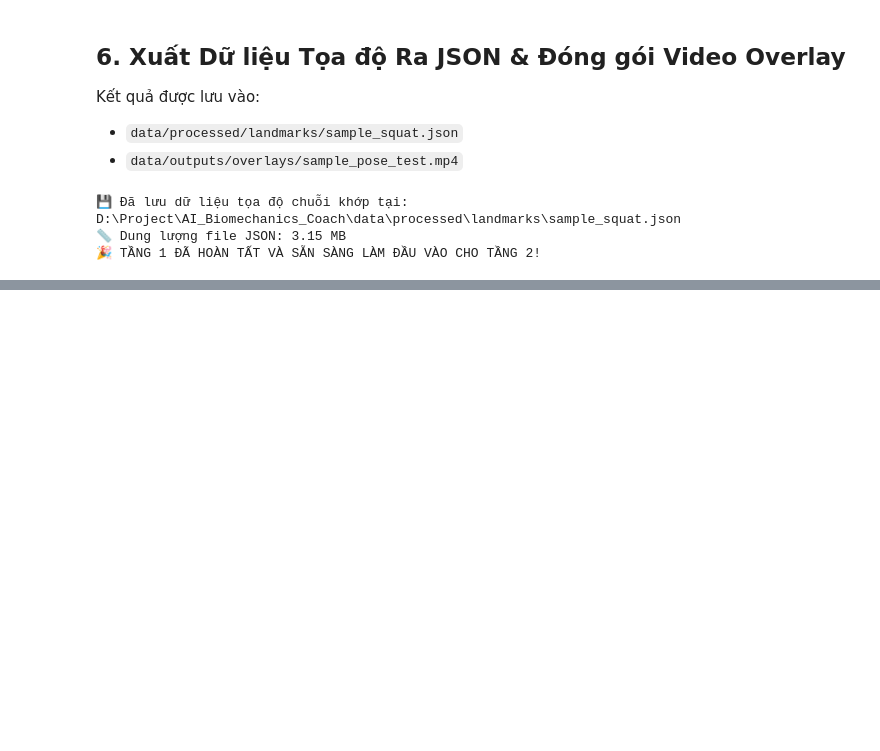
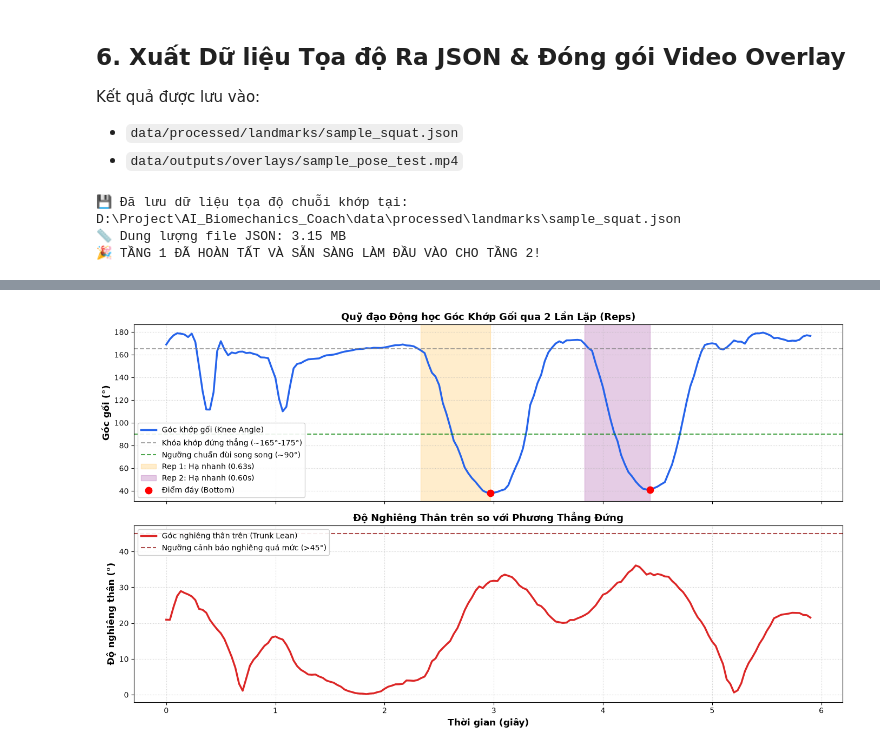
Before and after one commit to NamHaiIT2HUST/AI_Biomechanics_Coach, a Jupyter notebook: ai/notebooks/01_pose_extraction.ipynb, the cells around one changed output, grey strips where cells are left out. Drawn from its saved outputs; the diff is of its cells as text; code cells hidden in the pictures; blank space fills up the shorter version.

```diff
--- a/ai/notebooks/01_pose_extraction.ipynb
+++ b/ai/notebooks/01_pose_extraction.ipynb
@@ -186,0 +330,56 @@ print('🎉 TẦNG 1 ĐÃ HOÀN TẤT VÀ SẴN SÀNG LÀM ĐẦU VÀO CHO TẦN
+# %%
+knee_angle_series = []
+hip_angle_series = []
+trunk_lean_series = []
+time_series = []
+
+for idx, f in enumerate(user_result.frames):
+    t_sec = idx / user_result.fps
+    time_series.append(t_sec)
+    if not f.is_detected:
+        knee_angle_series.append(np.nan)
+        hip_angle_series.append(np.nan)
+        trunk_lean_series.append(np.nan)
+        continue
+
+    sh = f.get_landmark(f'{dominant_side}_shoulder')
+    hip = f.get_landmark(f'{dominant_side}_hip')
+    knee = f.get_landmark(f'{dominant_side}_knee')
+    ank = f.get_landmark(f'{dominant_side}_ankle')
+
+    p_sh = np.array([sh['x'], sh['y']])
+    p_hip = np.array([hip['x'], hip['y']])
+    p_knee = np.array([knee['x'], knee['y']])
+    p_ank = np.array([ank['x'], ank['y']])
+
+    knee_angle_series.append(calc_angle_3p(p_hip, p_knee, p_ank))
+    hip_angle_series.append(calc_angle_3p(p_sh, p_hip, p_knee))
+    trunk_lean_series.append(calc_trunk_angle(p_sh, p_hip))
+
+fig, (ax1, ax2) = plt.subplots(2, 1, figsize=(14, 8), sharex=True)
+
+# Đồ thị góc gối
+ax1.plot(time_series, knee_angle_series, color='#2563EB', linewidth=2.5, label='Góc khớp gối (Knee Angle)')
+ax1.axhline(y=165, color='gray', linestyle='--', alpha=0.7, label='Khóa khớp đứng thẳng (~165°-175°)')
+ax1.axhline(y=90, color='green', linestyle='--', alpha=0.7, label='Ngưỡng chuẩn đùi song song (~90°)')
+ax1.axvspan(2.33, 2.97, color='orange', alpha=0.2, label='Rep 1: Hạ nhanh (0.63s)')
+ax1.axvspan(3.83, 4.43, color='purple', alpha=0.2, label='Rep 2: Hạ nhanh (0.60s)')
+ax1.scatter([2.97, 4.43], [knee_angle_series[89], knee_angle_series[133]], color='red', s=80, zorder=5, label='Điểm đáy (Bottom)')
+ax1.set_ylabel('Góc gối (°)', fontsize=12, fontweight='bold')
+ax1.set_title('Quỹ đạo Động học Góc Khớp Gối qua 2 Lần Lặp (Reps)', fontsize=13, fontweight='bold')
+ax1.grid(True, linestyle=':', alpha=0.6)
+ax1.legend(loc='lower left', framealpha=0.9)
+
+# Đồ thị góc nghiêng thân
+ax2.plot(time_series, trunk_lean_series, color='#DC2626', linewidth=2.5, label='Góc nghiêng thân trên (Trunk Lean)')
+ax2.axhline(y=45, color='darkred', linestyle='--', alpha=0.7, label='Ngưỡng cảnh báo nghiêng quá mức (>45°)')
+ax2.set_ylabel('Độ nghiêng thân (°)', fontsize=12, fontweight='bold')
+ax2.set_xlabel('Thời gian (giây)', fontsize=12, fontweight='bold')
+ax2.set_title('Độ Nghiêng Thân trên so với Phương Thẳng Đứng', fontsize=13, fontweight='bold')
+ax2.grid(True, linestyle=':', alpha=0.6)
+ax2.legend(loc='upper left', framealpha=0.9)
+
+plt.tight_layout()
+plt.show()
+# %% [output]
+[figure, added]
```
Also changed, not shown: parts of 10 cells of this notebook, 1 other file.
